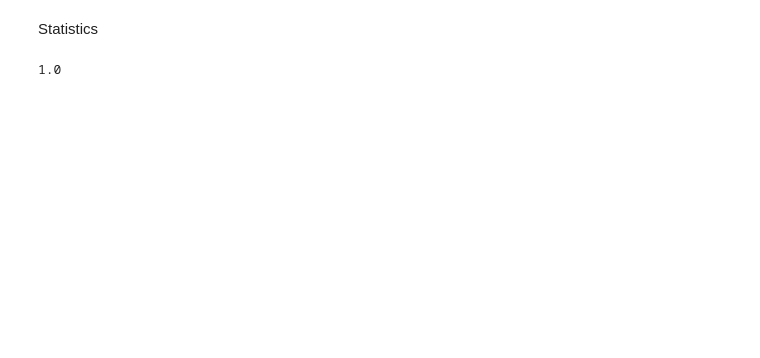
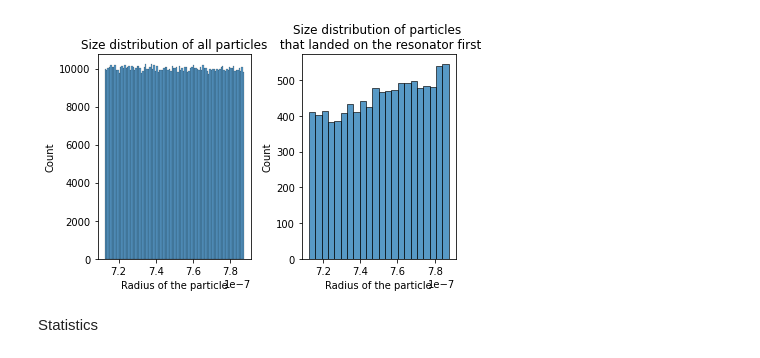
Before and after one commit to Hi-Tree/WGM_Forces, a Jupyter notebook: stats.ipynb, the cells around one changed output. Saved outputs shown, nothing was run; the diff lists cells and outputs as text; code cells hidden in the pictures; blank space fills up the shorter version.

```diff
--- a/stats.ipynb
+++ b/stats.ipynb
@@ -42,3 +71,17 @@ first
+# %%
+
+plt.rcParams["figure.autolayout"] = True
+
+fig, axes = plt.subplots(1, 2)
+axes[0].set_xlabel("Radius of the particle")
+axes[1].set_xlabel("Radius of the particle")
+axes[0].set_title("Size distribution of all particles")
+axes[1].set_title("Size distribution of particles \n that landed on the resonator first")
+sns.histplot(data = first2, x = 'Rp_', ax=axes[1])
+sns.histplot(data = allGen2, x = 'Rp_', ax=axes[0])
+plt.show()
+# %% [output]
+[figure, added]
 # %% [markdown]
 <span>Statistics</span>
 # %%
@@ -47,4 +91,0 @@ def norm(array):
-# %%
-allGen_norm = norm(allGen.Rp_.to_numpy())
-# %% [output]
-1.0
```
Also changed, not shown: parts of 35 cells of this notebook.
